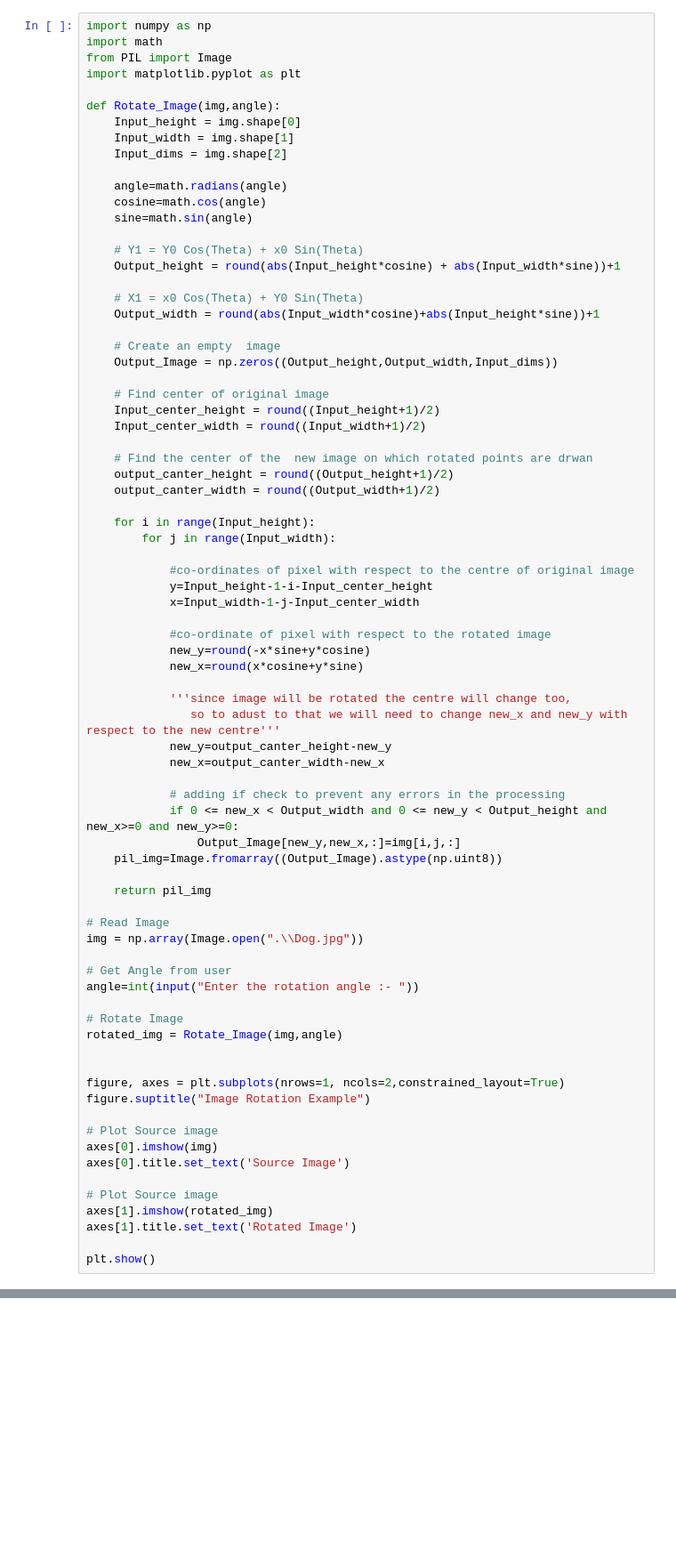
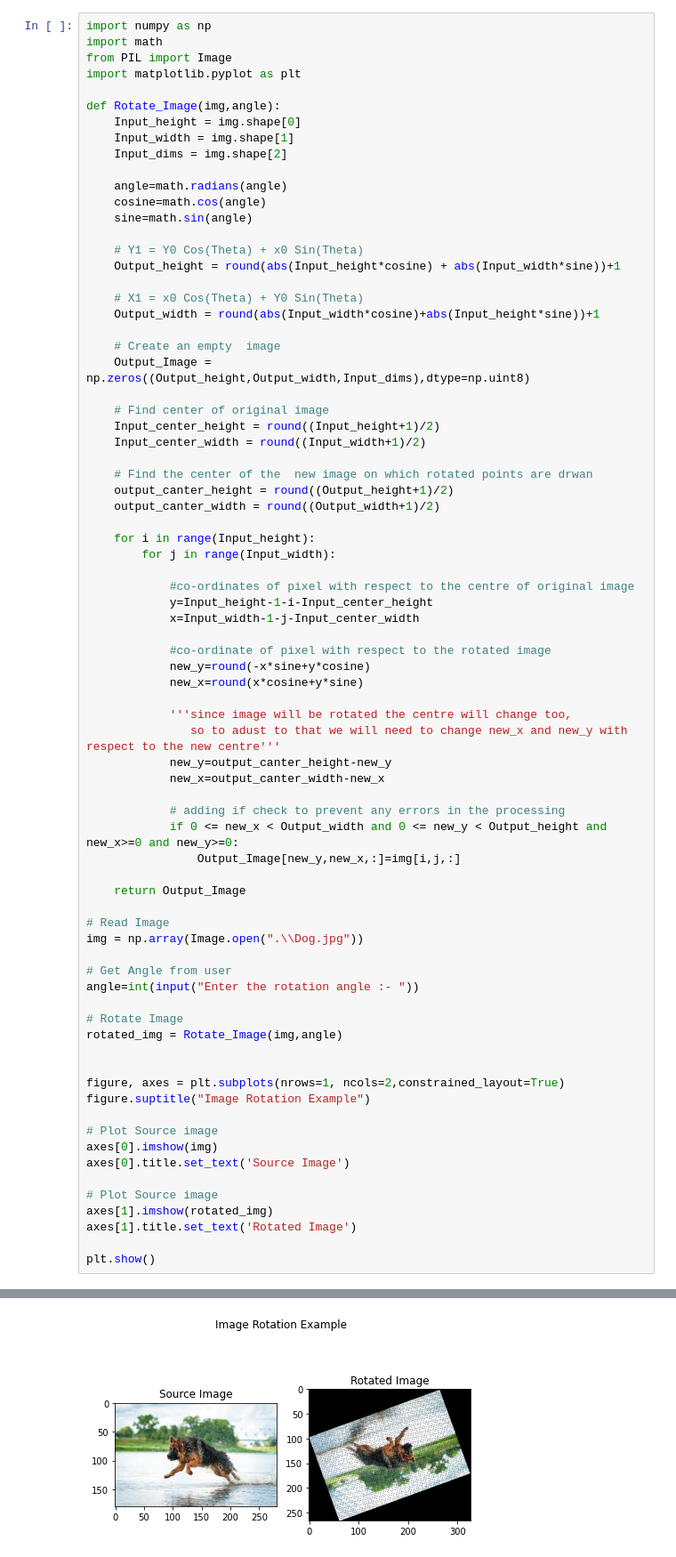
Before and after one commit to AakashPatil541/Image_Transformations, a Jupyter notebook: Basic_Image_Rotation.ipynb, the cells around one changed output, grey strips where cells are left out. Shown at 89% size. Drawn from its saved outputs; the diff is of its cells as text; blank space fills up the shorter version.

```diff
--- a/Basic_Image_Rotation.ipynb
+++ b/Basic_Image_Rotation.ipynb
@@ -105,7 +105,7 @@ def Rotate_Image(img,angle):
     Output_width = round(abs(Input_width*cosine)+abs(Input_height*sine))+1
 
     # Create an empty  image
-    Output_Image = np.zeros((Output_height,Output_width,Input_dims))
+    Output_Image = np.zeros((Output_height,Output_width,Input_dims),dtype=np.uint8)
 
     # Find center of original image
     Input_center_height = round((Input_height+1)/2)
@@ -134,9 +134,8 @@ def Rotate_Image(img,angle):
             # adding if check to prevent any errors in the processing
             if 0 <= new_x < Output_width and 0 <= new_y < Output_height and new_x>=0 and new_y>=0:
                 Output_Image[new_y,new_x,:]=img[i,j,:]
-    pil_img=Image.fromarray((Output_Image).astype(np.uint8))
 
-    return pil_img
+    return Output_Image
 
 # Read Image
 img = np.array(Image.open(".\\Dog.jpg"))
@@ -160,3 +159,4 @@ axes[1].imshow(rotated_img)
 axes[1].title.set_text('Rotated Image')
 
 plt.show()
+# %% [output]
@@ -162,0 +164 @@ plt.show()
+[figure, added]
```
Also changed, not shown: parts of 1 cell of this notebook.
